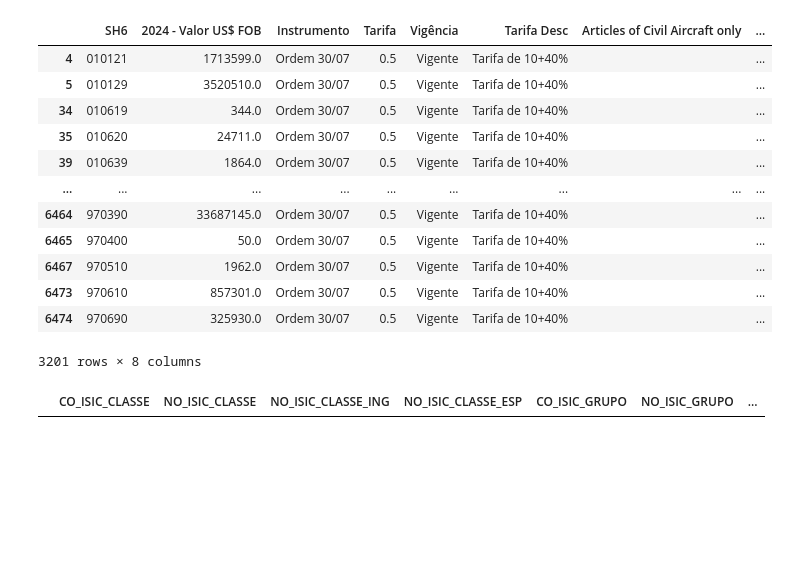
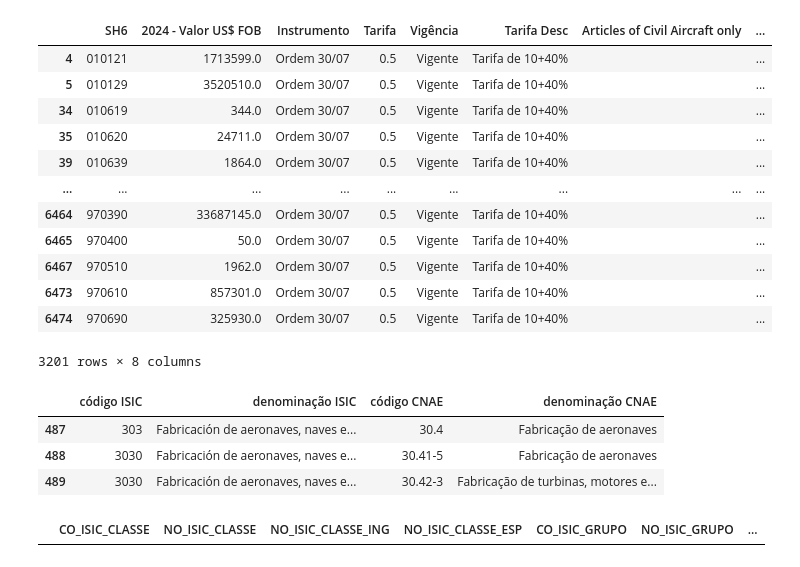
Before and after one commit to amiltonmendes/analise_insumo_produto, a Jupyter notebook: Identificação de empresas após a priorização.ipynb, the cells around one changed output. Cells and saved outputs as stored; diff of their text form; code cells hidden in the pictures; blank space fills up the shorter version.

Commit message:
Atualização de dados

```diff
--- a/Identificação de empresas após a priorização.ipynb
+++ b/Identificação de empresas após a priorização.ipynb
@@ -190,6 +186,13 @@ mapeamento_isic = mapeamento_isic.query('CNAE2d == ISIC2d')
 
 mapeamento_isic['cnae'] = mapeamento_isic['código CNAE'].str.replace('.','', regex=False)
 #### Verificar as situações em que um ISIC a 3 dígitos é mapeado para mais de uma CNAE
+# %%
+pd.read_excel('./dados/mapeamento/mapeamento_isic_cnae.xlsx', dtype=str).drop(columns=['Unnamed: 3','Observações']).query('`código ISIC`.str.startswith("303")')
+# %% [output]
+|  | código ISIC | denominação ISIC | código CNAE | denominação CNAE |
+| 487 | 303 | Fabricación de aeronaves, naves e... | 30.4 | Fabricação de aeronaves |
+| 488 | 3030 | Fabricación de aeronaves, naves e... | 30.41-5 | Fabricação de aeronaves |
+| 489 | 3030 | Fabricación de aeronaves, naves e... | 30.42-3 | Fabricação de turbinas, motores e... |
 # %%
 ncm_isic = pd.read_csv('./dados/comex/NCM_ISIC (1).csv',sep=';',dtype={'CO_ISIC_CLASSE': str, 'NO_ISIC_CLASSE': str}    )
 ncm_isic.query('CO_ISIC_CLASSE == "899"', engine='python')
```
Also changed, not shown: parts of 5 cells of this notebook, 1 other file.
